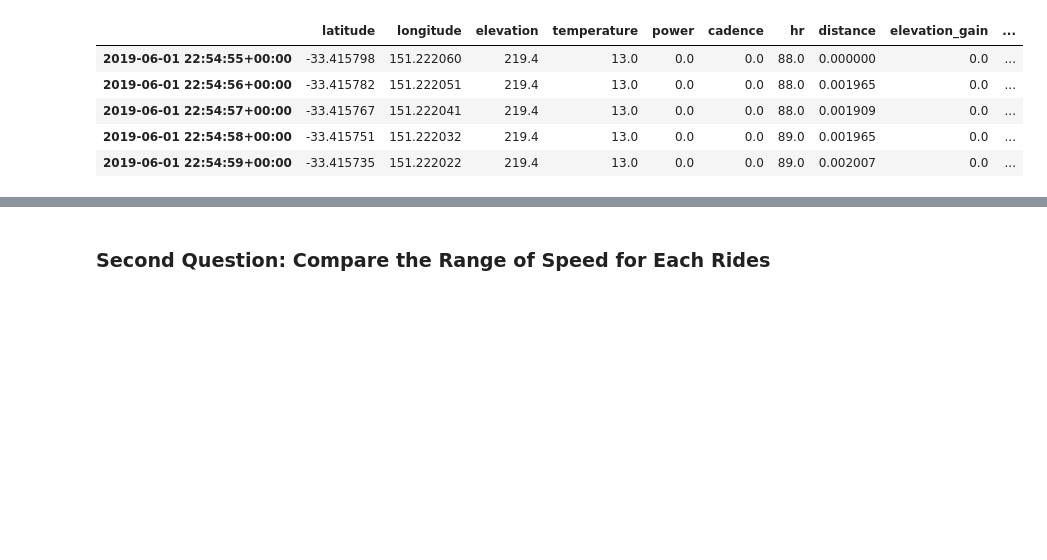
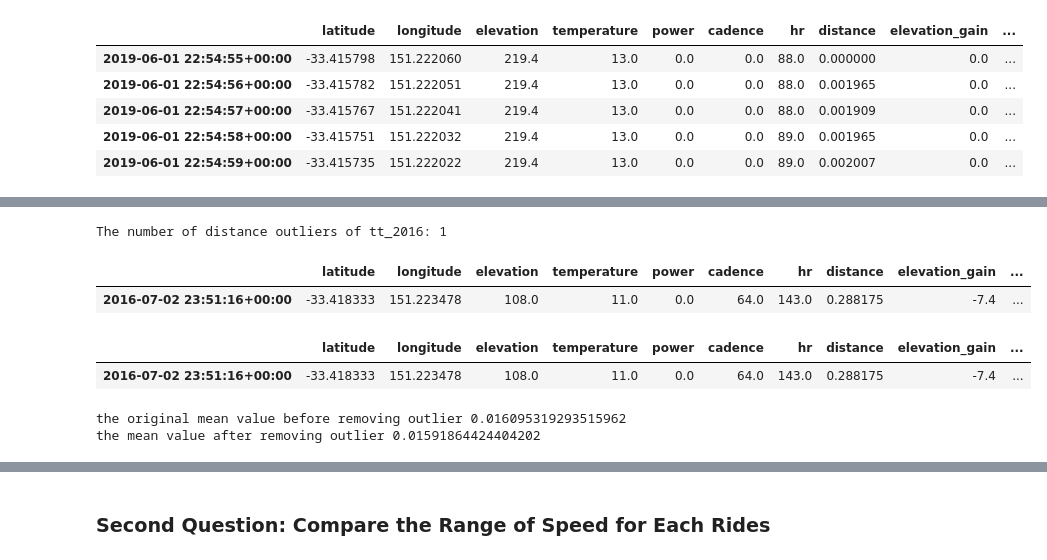
Before and after one commit to xuyenlinhHuynh/data-science-portfolio-xuyenlinhHuynh, a Jupyter notebook: Portfolio 1.ipynb, the cells around one changed output, grey strips where cells are left out. Cells and saved outputs as stored; diff of their text form; code cells hidden in the pictures; blank space fills up the shorter version.

```diff
--- a/Portfolio 1.ipynb
+++ b/Portfolio 1.ipynb
@@ -199,0 +289,26 @@ The average cadence (in revolutions per minute): 89.97966101694915
+# %%
+# count the number of records which is over 0.1km
+print("The number of distance outliers of tt_2016:",tt_2016['distance'][tt_2016.distance > 0.1].value_counts().sum())
+# %% [output]
+The number of distance outliers of tt_2016: 1
+# %%
+# print out the record of outlier
+outlier = tt_2016.drop(tt_2016.index[tt_2016['distance']<=0.1])
+outlier
+# %% [output]
+|  | latitude | longitude | elevation | temperature | power | cadence | hr | distance | elevation_gain | ... |
+| 2016-07-02 23:51:16+00:00 | -33.418333 | 151.223478 | 108.0 | 11.0 | 0.0 | 64.0 | 143.0 | 0.288175 | -7.4 | ... |
+# %%
+# check the record of maximum timedelta
+tt_2016.drop(tt_2016.index[tt_2016['timedelta']!= tt_2016['timedelta'].max()])
+# %% [output]
+|  | latitude | longitude | elevation | temperature | power | cadence | hr | distance | elevation_gain | ... |
+| 2016-07-02 23:51:16+00:00 | -33.418333 | 151.223478 | 108.0 | 11.0 | 0.0 | 64.0 | 143.0 | 0.288175 | -7.4 | ... |
+# %%
+# check if the mean of the 'distance' of tt_2016 is significant different when removing outlier
+cleaned_mean = tt_2016['distance'].drop(tt_2016.index[tt_2016['distance']>0.1]).mean()
+print("the original mean value before removing outlier", tt_2016['distance'].mean())
+print("the mean value after removing outlier", cleaned_mean)
+# %% [output]
+the original mean value before removing outlier 0.016095319293515962
+the mean value after removing outlier 0.01591864424404202
```
Also changed, not shown: parts of 30 cells of this notebook.
